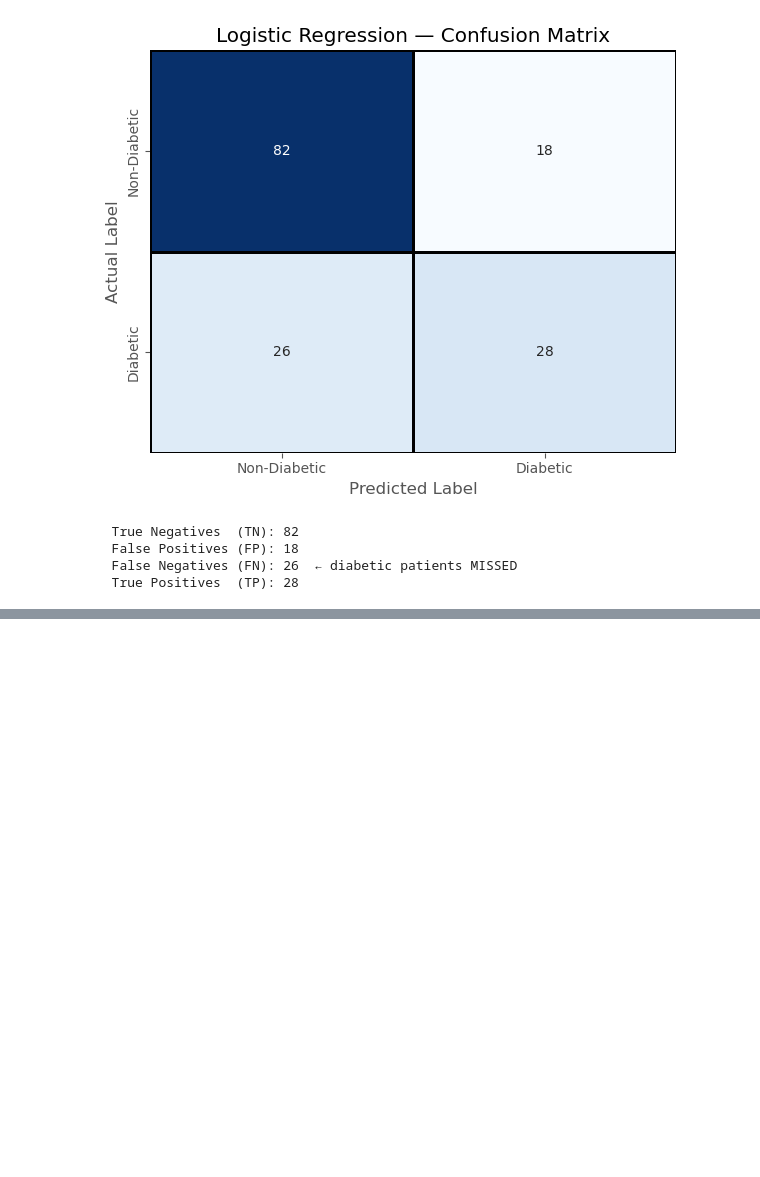
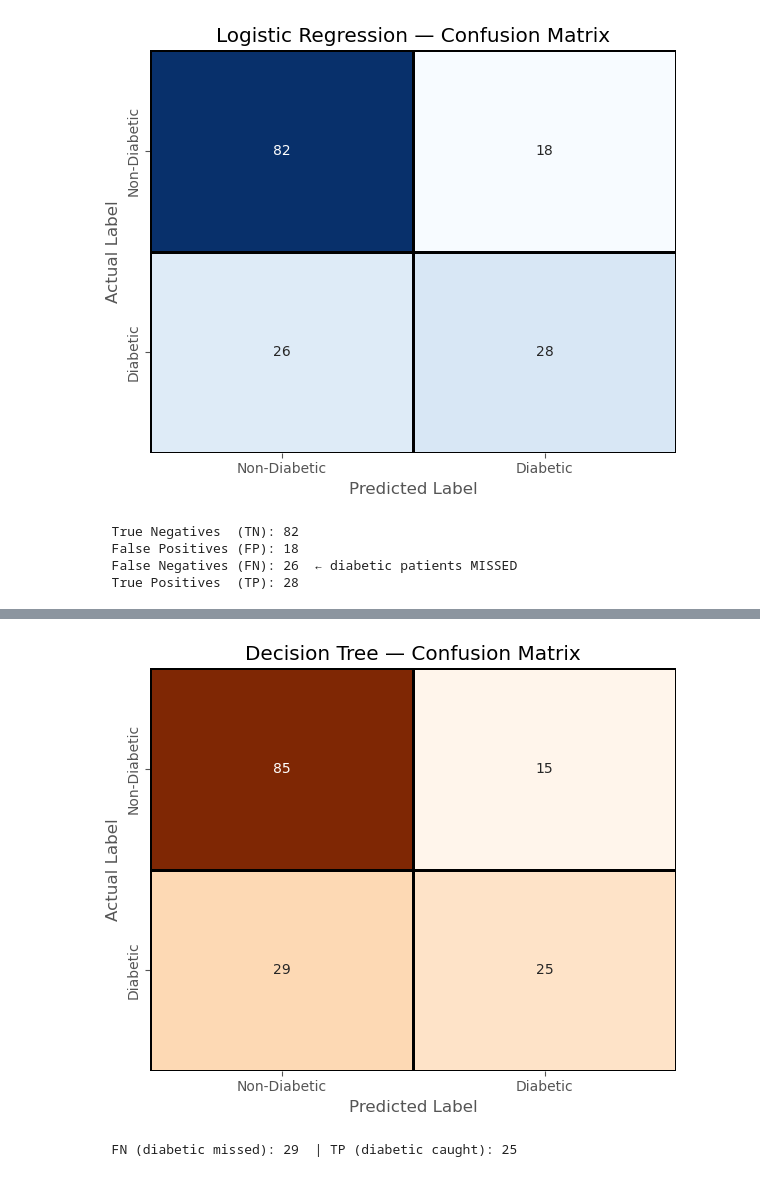
Before and after one commit to kavindu-Denuwan-02/DiabetScope-AI, a Jupyter notebook: notebooks/baseline_models.ipynb, the cells around one changed output, grey strips where cells are left out. Cells and saved outputs as stored; diff of their text form; code cells hidden in the pictures; blank space fills up the shorter version.

```diff
--- a/notebooks/baseline_models.ipynb
+++ b/notebooks/baseline_models.ipynb
@@ -227,0 +295,21 @@ print(f"  True Positives  (TP): {cm[1][1]}")
+# %%
+# Confusion matrix for Decision Tree
+fig, ax = plt.subplots(figsize=(6, 5))
+
+cm_dt = confusion_matrix(y_test, dt_pred)
+
+sns.heatmap(cm_dt, annot=True, fmt='d', cmap='Oranges',
+            xticklabels=['Non-Diabetic', 'Diabetic'],
+            yticklabels=['Non-Diabetic', 'Diabetic'],
+            ax=ax, linewidths=1, linecolor='black', cbar=False)
+
+ax.set_xlabel('Predicted Label')
+ax.set_ylabel('Actual Label')
+ax.set_title('Decision Tree — Confusion Matrix')
+plt.tight_layout()
+plt.show()
+
+print(f"  FN (diabetic missed): {cm_dt[1][0]}  | TP (diabetic caught): {cm_dt[1][1]}")
+# %% [output]
+[figure, added]
+  FN (diabetic missed): 29  | TP (diabetic caught): 25
```
Also changed, not shown: parts of 6 cells of this notebook, 3 other files.
